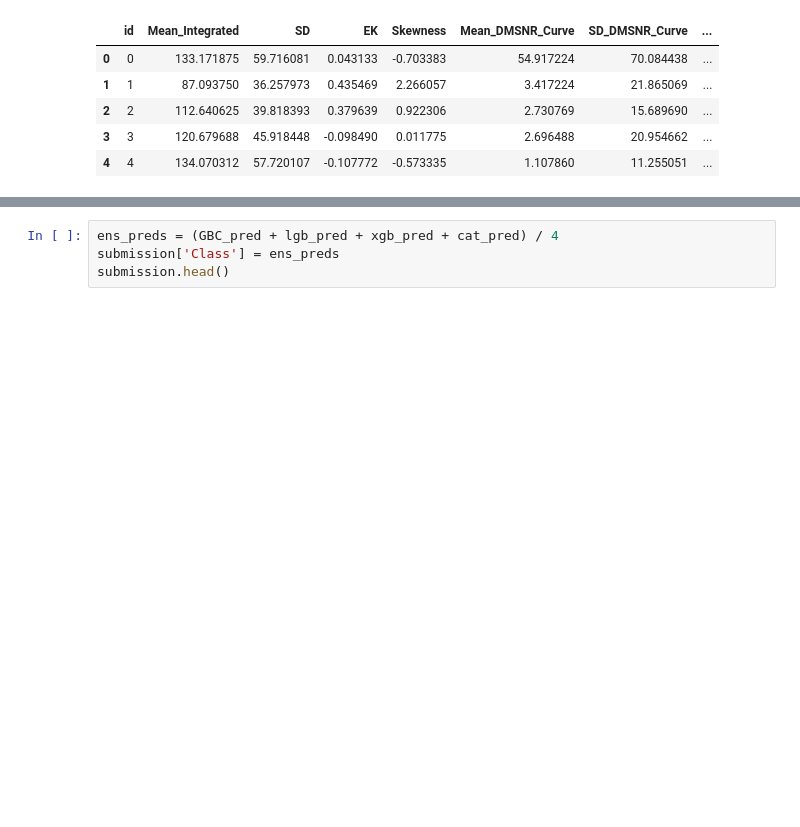
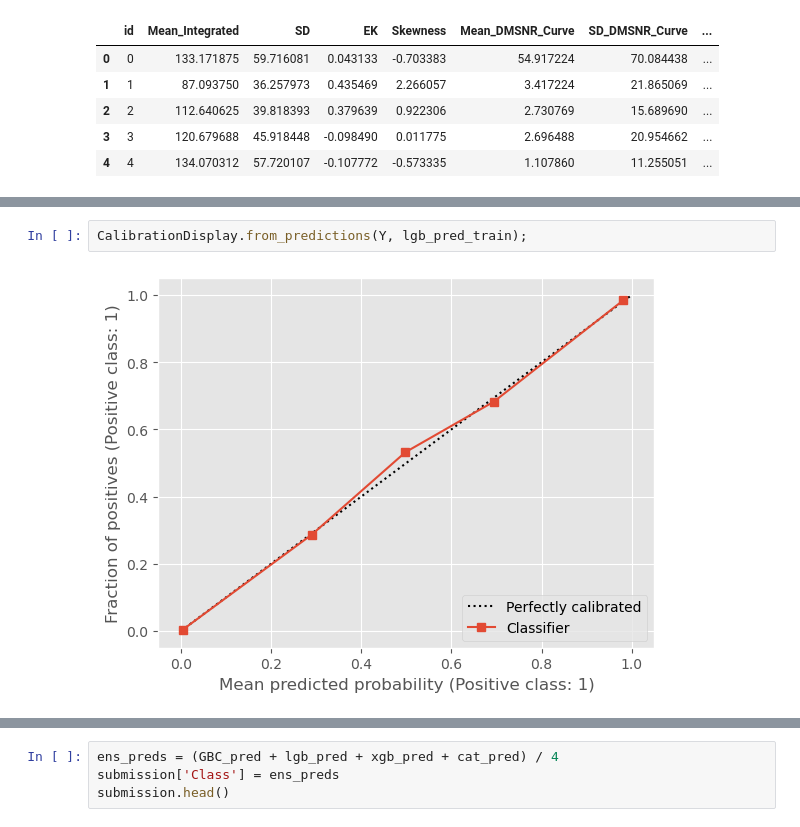
Before and after one commit to Analytics-Data-Science-and-Tech/Analytics_Data_Science, a Jupyter notebook: Tabular-Playground-Series/PS-S3/Ep10/Data_Exploration.ipynb, the cells around one changed output, grey strips where cells are left out. Drawn from its saved outputs; the diff is of its cells as text; blank space fills up the shorter version.

```diff
--- a/Tabular-Playground-Series/PS-S3/Ep10/Data_Exploration.ipynb
+++ b/Tabular-Playground-Series/PS-S3/Ep10/Data_Exploration.ipynb
@@ -186,0 +255,4 @@ submission.head()
+# %%
+CalibrationDisplay.from_predictions(Y, lgb_pred_train);
+# %% [output]
+[figure, added]
```
Also changed, not shown: parts of 14 cells of this notebook.
